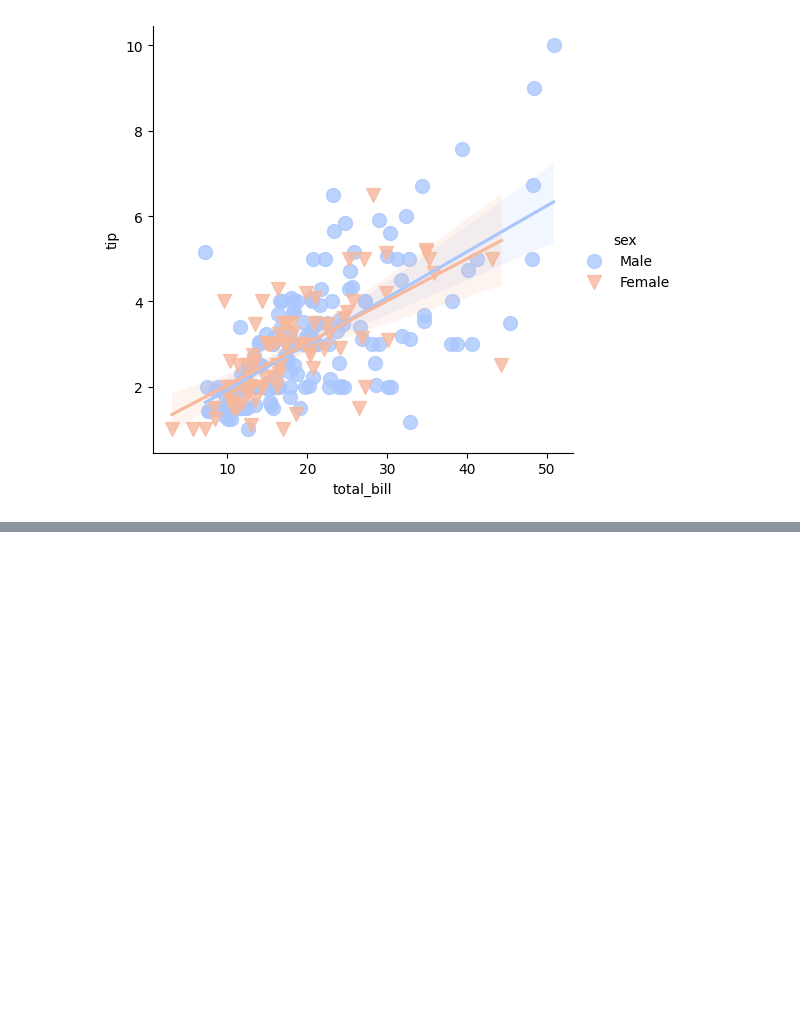
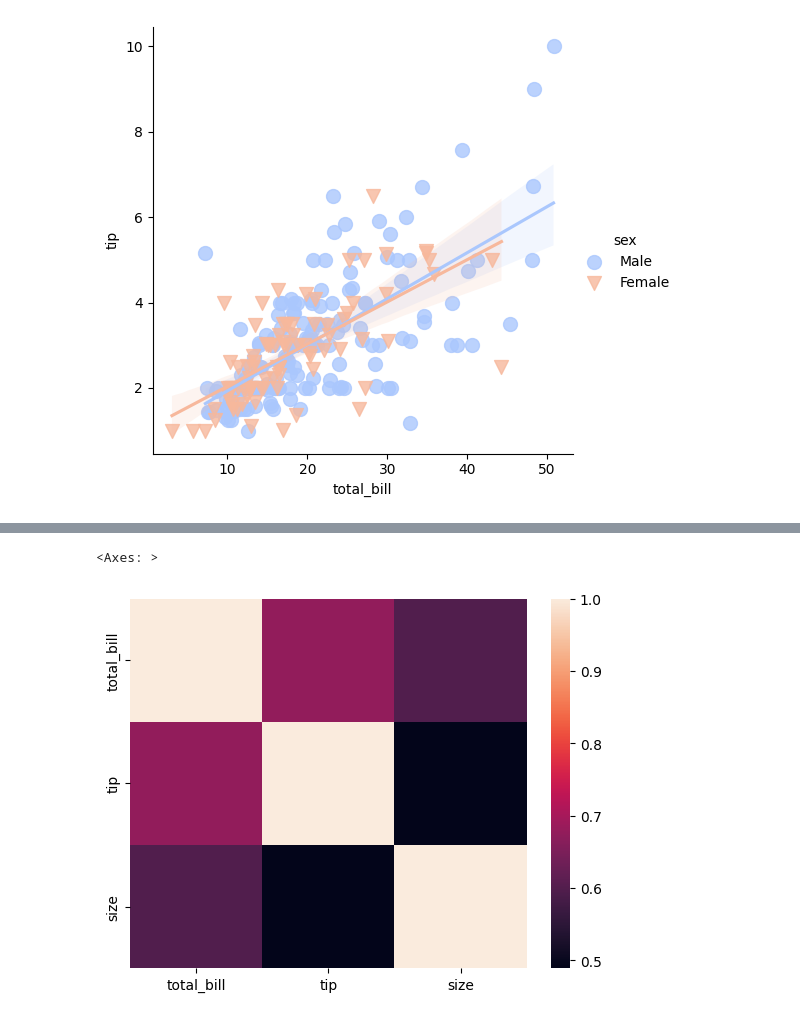
Before and after one commit to MECHMEGA991/Python-libraires, a Jupyter notebook: Matplotlib/05_Regression.ipynb, the cells around one changed output, grey strips where cells are left out. Drawn from its saved outputs; the diff is of its cells as text; code cells hidden in the pictures; blank space fills up the shorter version.

```diff
--- a/Matplotlib/05_Regression.ipynb
+++ b/Matplotlib/05_Regression.ipynb
@@ -38,0 +52,3 @@ sns.lmplot(x='total_bill',y='tip',data=tips,hue='sex',palette='coolwarm',markers
+# %%
+sample=tips.select_dtypes(include=['float','int'])
+sample
@@ -38,0 +69,5 @@ sns.lmplot(x='total_bill',y='tip',data=tips,hue='sex',palette='coolwarm',markers
+# %%
+sns.heatmap(sample.corr())
+# %% [output]
+<Axes: >
+[figure, added]
```
Also changed, not shown: parts of 3 cells of this notebook, 5 other files.
